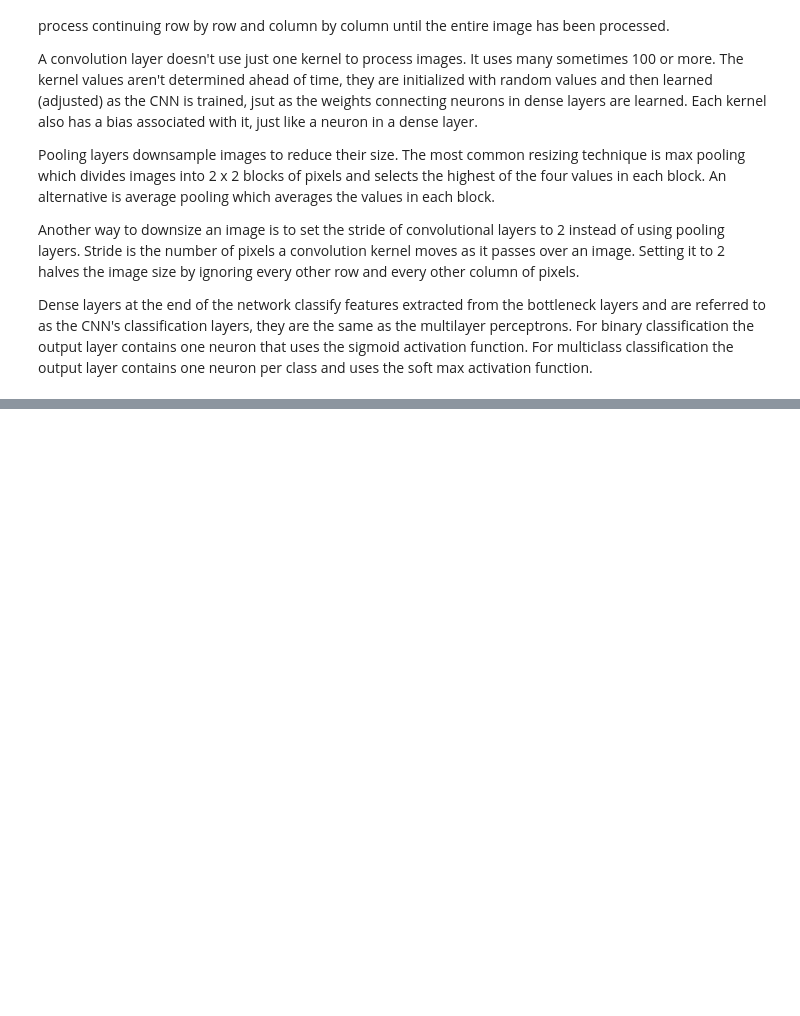
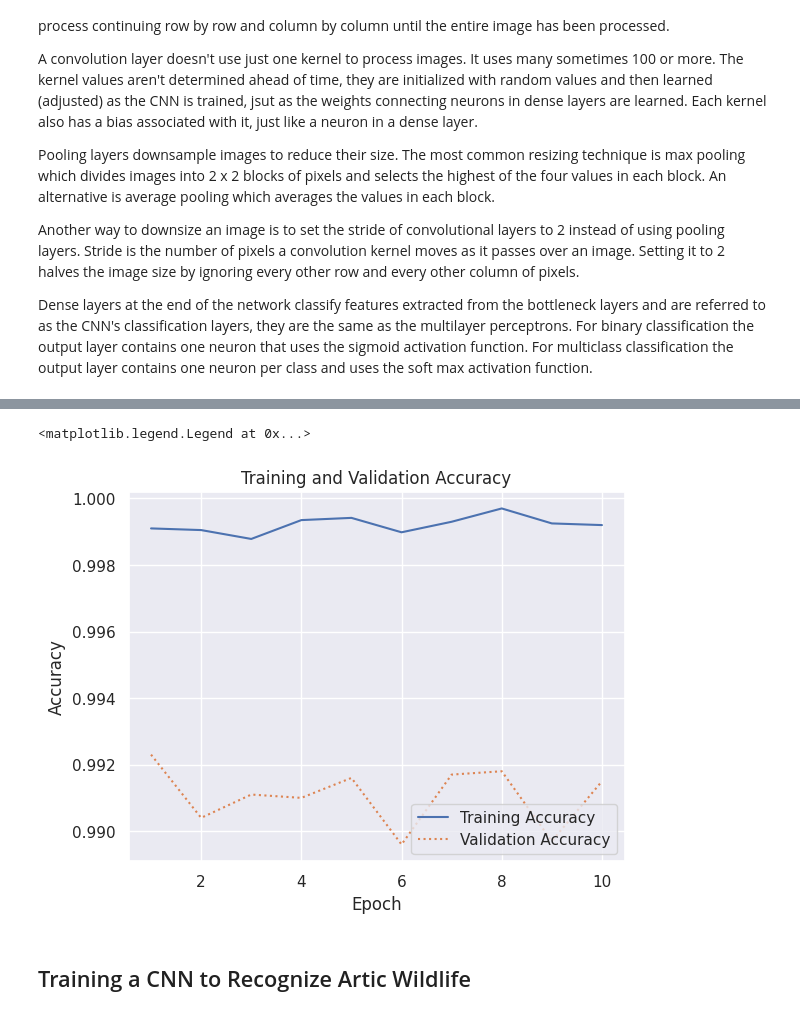
Before and after one commit to bolicnikola/Applied-Machine-Learning-And-AI, a Jupyter notebook: Image_Classification_with_CNN.ipynb, the cells around one changed output, grey strips where cells are left out. Cells and saved outputs as stored; diff of their text form; code cells hidden in the pictures; blank space fills up the shorter version.

Commit message:
Added CNN to recognize digits and updated gitignore file to ignore folders with image data due to size

```diff
--- a/Image_Classification_with_CNN.ipynb
+++ b/Image_Classification_with_CNN.ipynb
@@ -18,0 +21,21 @@ Dense layers at the end of the network classify features extracted from the bott
+# %%
+from tensorflow.keras.datasets import mnist
+
+(train_images, y_train), (test_images, y_test) = mnist.load_data()
+x_train = train_images.reshape(60000, 28, 28, 1) / 255
+x_test = test_images.reshape(10000, 28, 28, 1) / 255
+# %%
+from tensorflow.keras.models import Sequential
+from tensorflow.keras.layers import Conv2D, MaxPooling2D, Flatten, Dense
+
+model = Sequential()
+model.add(Conv2D(32, (3,3), activation='relu', input_shape=(28,28,1)))
+model.add(MaxPooling2D(2,2))
+model.add(Conv2D(64, (3,3), activation='relu'))
+model.add(MaxPooling2D(2,2))
+model.add(Flatten())
+model.add(Dense(128, activation='relu'))
+model.add(Dense(10, activation='softmax'))
+
+model.compile(optimizer='adam', loss='sparse_categorical_crossentropy', metrics=['accuracy'])
+model.summary(line_length=80)
@@ -18,0 +66,18 @@ Dense layers at the end of the network classify features extracted from the bott
+# %%
+%matplotlib inline
+import matplotlib.pyplot as plt
+import seaborn as sns
+sns.set()
+
+hist = model.fit(x_train, y_train, validation_data=(x_test, y_test), epochs=10, batch_size=50)
+acc = hist.history['accuracy']
+val_acc = hist.history['val_accuracy']
+epochs = range(1, len(acc) + 1)
+
+plt.plot(epochs, acc, '-', label='Training Accuracy')
+plt.plot(epochs, val_acc, ':', label='Validation Accuracy')
+plt.title('Training and Validation Accuracy')
+plt.xlabel('Epoch')
+plt.ylabel('Accuracy')
+plt.legend(loc='lower right')
+# %% [output]
@@ -18,0 +104,4 @@ Dense layers at the end of the network classify features extracted from the bott
+<matplotlib.legend.Legend at 0x...>
+[figure, added]
+# %% [markdown]
+## Training a CNN to Recognize Artic Wildlife
```
Also changed, not shown: parts of 4 cells of this notebook, 1 other file.
